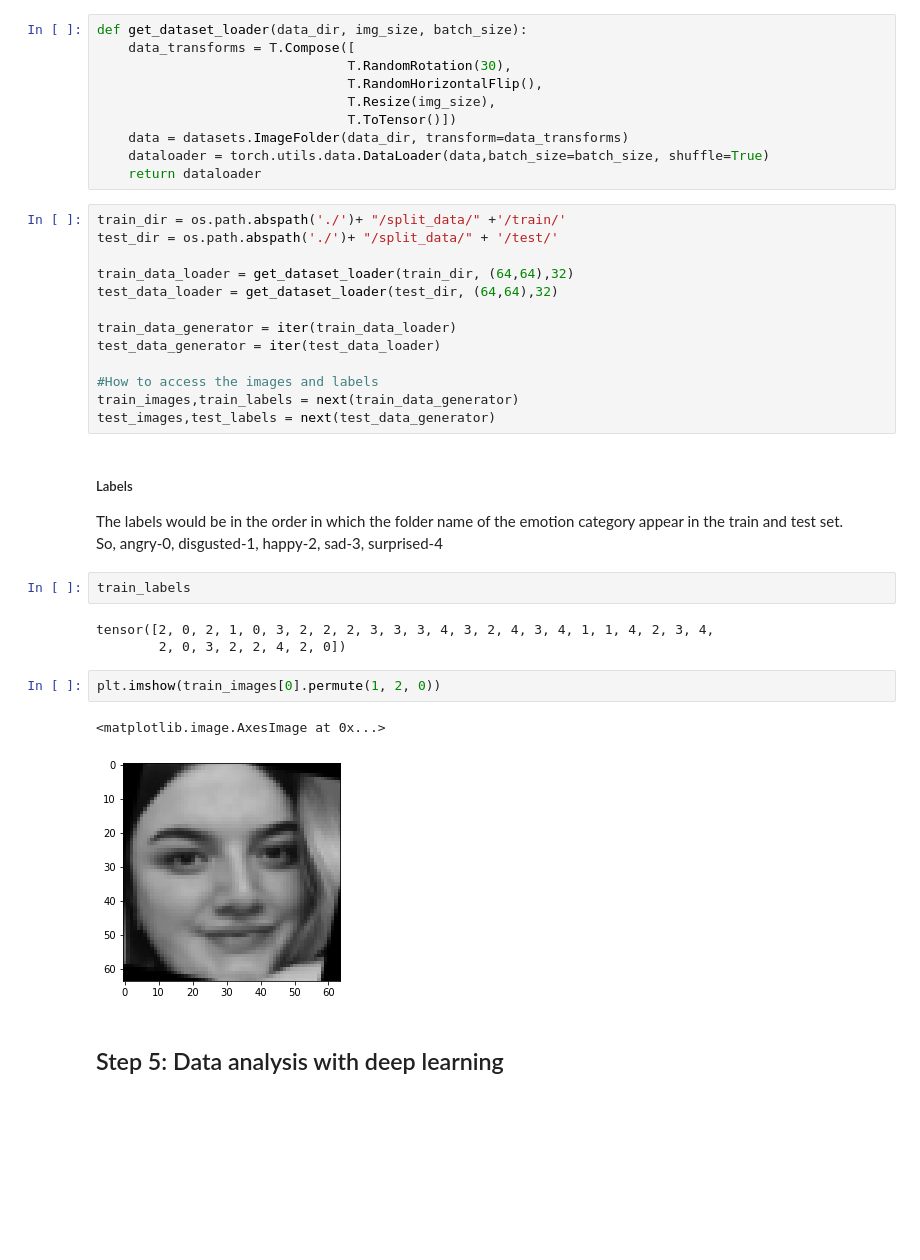
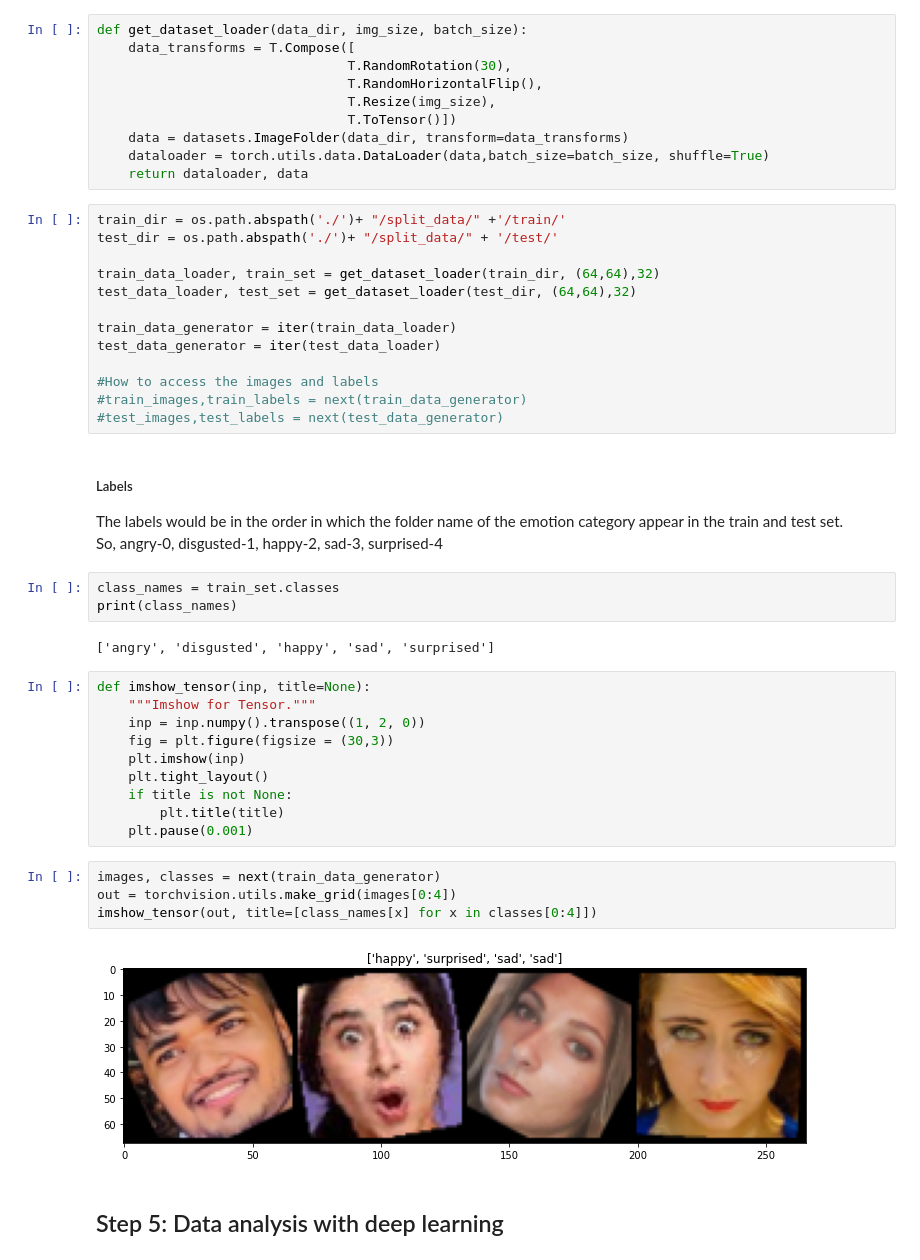
Before and after one commit to dheeraj-sn/facial_emotion_classification, a Jupyter notebook: group_50.ipynb, the cells around one changed output. Drawn from its saved outputs; the diff is of its cells as text; blank space fills up the shorter version.

Commit message:
Added some visualizations and class name and lavel identification

```diff
--- a/group_50.ipynb
+++ b/group_50.ipynb
@@ -637,34 +638,45 @@ def get_dataset_loader(data_dir, img_size, batch_size):
                                 T.ToTensor()])
     data = datasets.ImageFolder(data_dir, transform=data_transforms)
     dataloader = torch.utils.data.DataLoader(data,batch_size=batch_size, shuffle=True)
-    return dataloader
+    return dataloader, data
 # %%
 train_dir = os.path.abspath('./')+ "/split_data/" +'/train/'
 test_dir = os.path.abspath('./')+ "/split_data/" + '/test/'
 
-train_data_loader = get_dataset_loader(train_dir, (64,64),32)
-test_data_loader = get_dataset_loader(test_dir, (64,64),32)
+train_data_loader, train_set = get_dataset_loader(train_dir, (64,64),32)
+test_data_loader, test_set = get_dataset_loader(test_dir, (64,64),32)
 
 train_data_generator = iter(train_data_loader)
 test_data_generator = iter(test_data_loader)
 
 #How to access the images and labels
-train_images,train_labels = next(train_data_generator)
-test_images,test_labels = next(test_data_generator)
+#train_images,train_labels = next(train_data_generator)
+#test_images,test_labels = next(test_data_generator)
 # %% [markdown]
 ##### Labels
 The labels would be in the order in which the folder name of the emotion category appear in the train and test set.<br>
 So, angry-0, disgusted-1, happy-2, sad-3, surprised-4
-# %%
-train_labels
-# %% [output]
-tensor([2, 0, 2, 1, 0, 3, 2, 2, 2, 3, 3, 3, 4, 3, 2, 4, 3, 4, 1, 1, 4, 2, 3, 4,
-        2, 0, 3, 2, 2, 4, 2, 0])
-# %%
-plt.imshow(train_images[0].permute(1, 2, 0))
-# %% [output]
-<matplotlib.image.AxesImage at 0x...>
-[figure, removed]
+# %%
+class_names = train_set.classes
+print(class_names)
+# %% [output]
+['angry', 'disgusted', 'happy', 'sad', 'surprised']
+# %%
+def imshow_tensor(inp, title=None):
+    """Imshow for Tensor."""
+    inp = inp.numpy().transpose((1, 2, 0))
+    fig = plt.figure(figsize = (30,3))
+    plt.imshow(inp)
+    plt.tight_layout()
+    if title is not None:
+        plt.title(title)
+    plt.pause(0.001)
+# %%
+images, classes = next(train_data_generator)
+out = torchvision.utils.make_grid(images[0:4])
+imshow_tensor(out, title=[class_names[x] for x in classes[0:4]])
+# %% [output]
+[figure, added]
 # %% [markdown]
 ## Step 5: Data analysis with deep learning
 # %%
```
Also changed, not shown: parts of 3 cells of this notebook.
